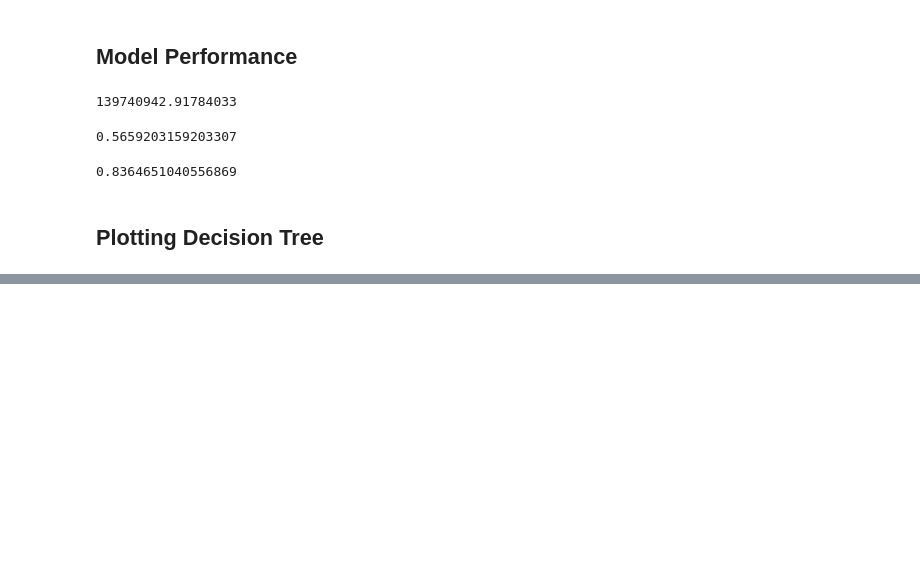
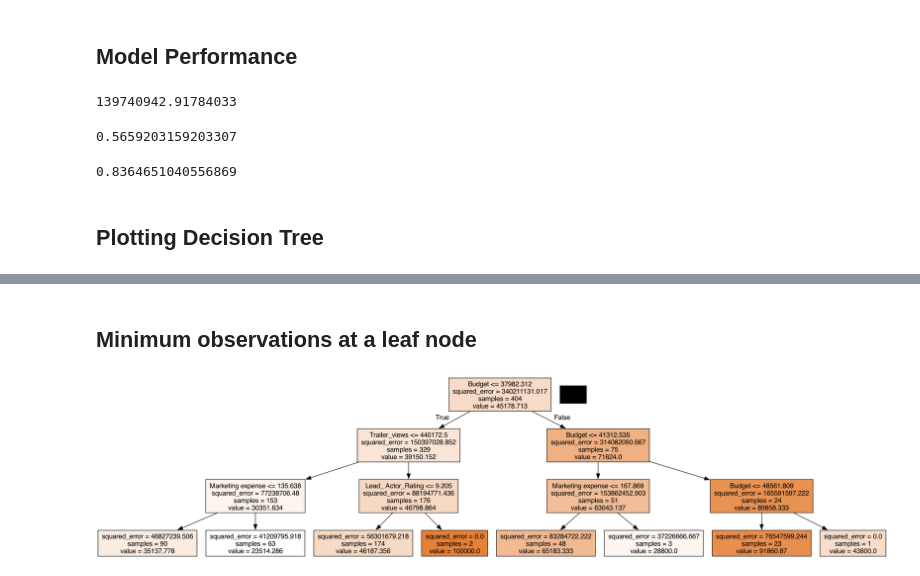
Before and after one commit to malvernbright/machine-learning-python-r, a Jupyter notebook: RegressionTree.ipynb, the cells around one changed output, grey strips where cells are left out. Cells and saved outputs as stored; diff of their text form; code cells hidden in the pictures; blank space fills up the shorter version.

```diff
--- a/RegressionTree.ipynb
+++ b/RegressionTree.ipynb
@@ -238,0 +261,10 @@ Image(graph.create_png())
+# %% [markdown]
+## Minimum observations at a leaf node
+# %%
+regtree3 = tree.DecisionTreeRegressor(max_depth=3)
+regtree3.fit(X_train, y_train)
+dot_data = tree.export_graphviz(regtree3, out_file=None, feature_names=X_train.columns, filled=True)
+graph3 = pydotplus.graph_from_dot_data(dot_data)
+Image(graph3.create_png())
+# %% [output]
+[figure, added]
```
Also changed, not shown: parts of 9 cells of this notebook, 3 other files.
